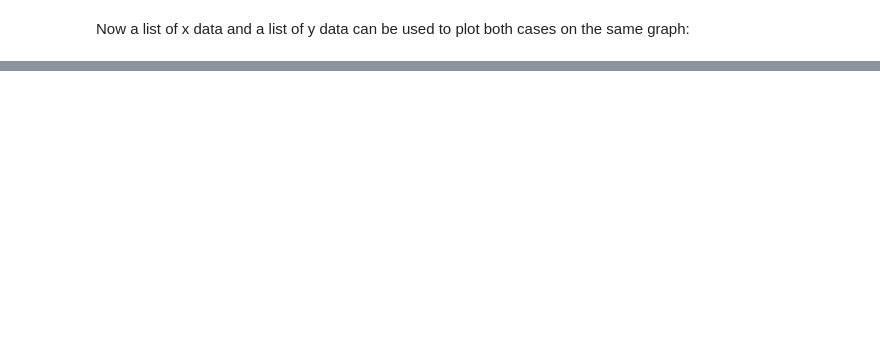
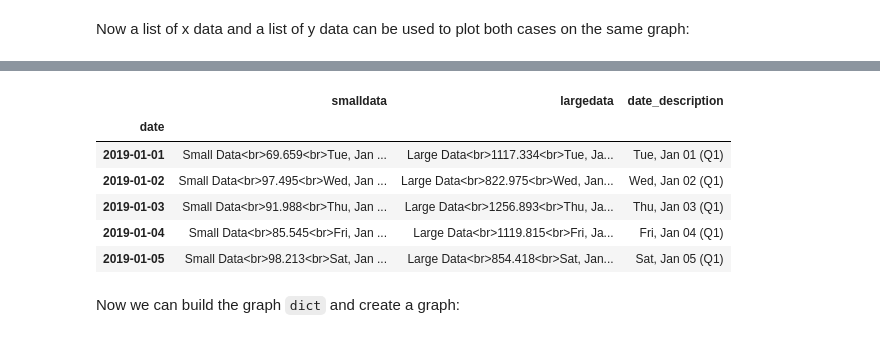
Before and after one commit to def-mycroft/rapid-plotly, a Jupyter notebook: examples/Create Example Graphs.ipynb, the cells around one changed output, grey strips where cells are left out. Cells and saved outputs as stored; diff of their text form; code cells hidden in the pictures; blank space fills up the shorter version.

```diff
--- a/examples/Create Example Graphs.ipynb
+++ b/examples/Create Example Graphs.ipynb
@@ -461,0 +566,23 @@ barplot.output_graph(fig, fp)
+# %%
+# create hovertext labels
+names = df.copy()
+f = lambda row: 'Small Data<br>%s<br>%s' % (round(row['smalldata'], 3),
+                              row['date_description'])
+
+names['smalldata'] = names.apply(f, axis=1)
+
+f = lambda row: 'Large Data<br>%s<br>%s' % (round(row['largedata'], 3),
+                              row['date_description'])
+
+names['largedata'] = names.apply(f, axis=1)
+names.head()
+# %% [output]
+|  | smalldata | largedata | date_description |
+| date |  |  |  |
+| 2019-01-01 | Small Data<br>69.659<br>Tue, Jan ... | Large Data<br>1117.334<br>Tue, Ja... | Tue, Jan 01 (Q1) |
+| 2019-01-02 | Small Data<br>97.495<br>Wed, Jan ... | Large Data<br>822.975<br>Wed, Jan... | Wed, Jan 02 (Q1) |
+| 2019-01-03 | Small Data<br>91.988<br>Thu, Jan ... | Large Data<br>1256.893<br>Thu, Ja... | Thu, Jan 03 (Q1) |
+| 2019-01-04 | Small Data<br>85.545<br>Fri, Jan ... | Large Data<br>1119.815<br>Fri, Ja... | Fri, Jan 04 (Q1) |
+| 2019-01-05 | Small Data<br>98.213<br>Sat, Jan ... | Large Data<br>854.418<br>Sat, Jan... | Sat, Jan 05 (Q1) |
+# %% [markdown]
+Now we can build the graph `dict` and create a graph:
```
Also changed, not shown: parts of 28 cells of this notebook, 11 other files.
